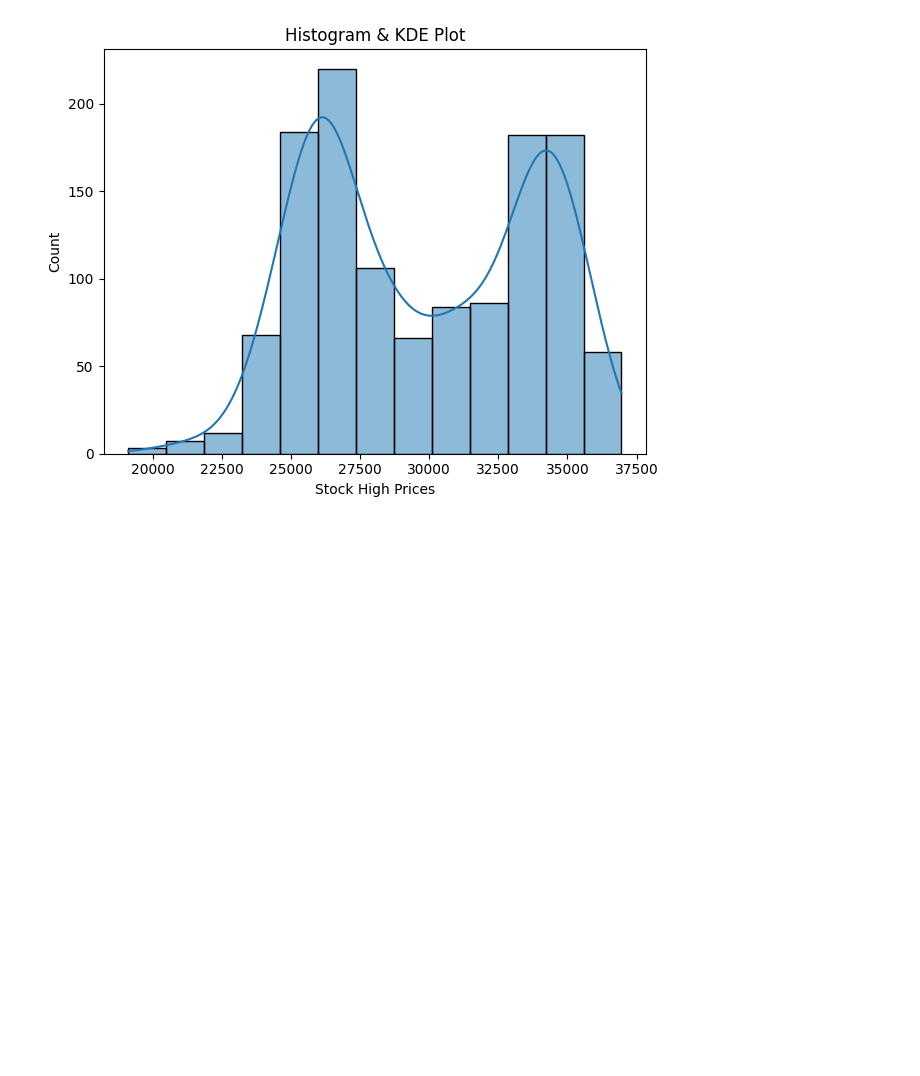
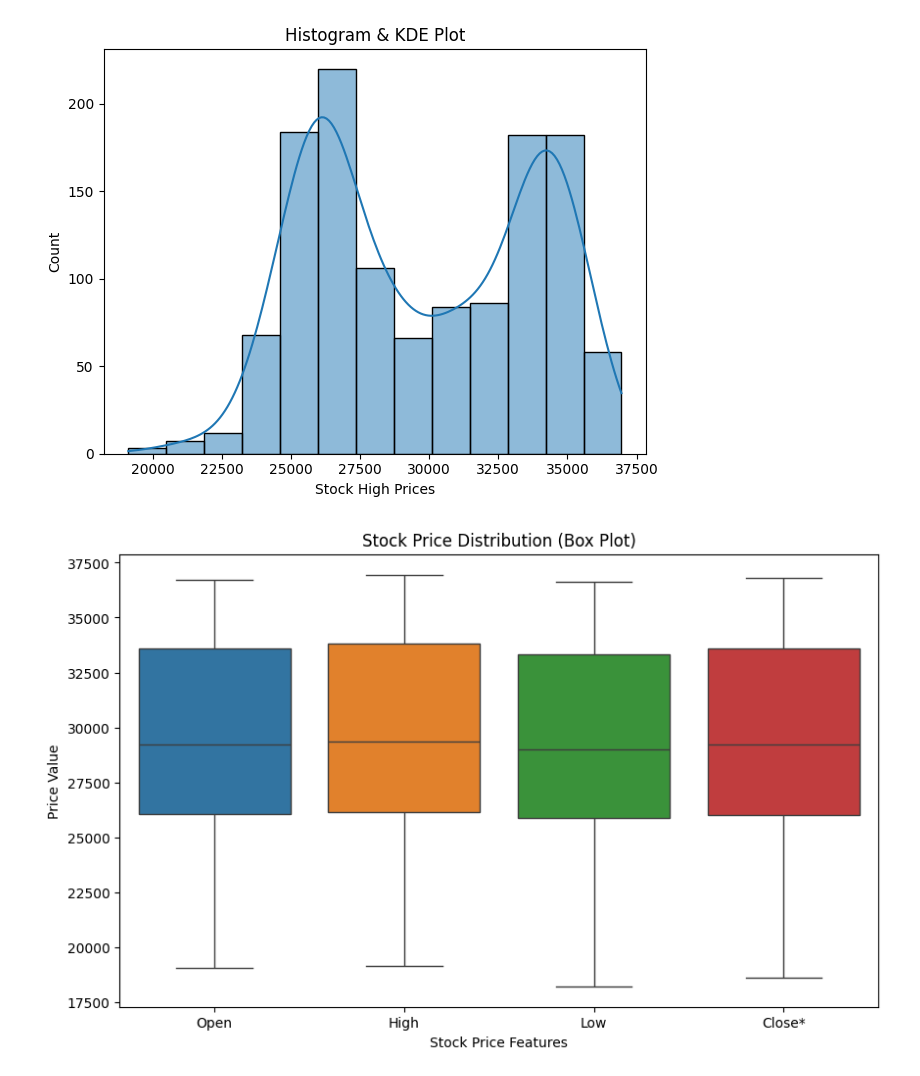
Before and after one commit to sumit-kumar-guptaa/Stock-Prediction, a Jupyter notebook: stock.ipynb, the cells around one changed output. Saved outputs shown, nothing was run; the diff lists cells and outputs as text; code cells hidden in the pictures; blank space fills up the shorter version.

```diff
--- a/stock.ipynb
+++ b/stock.ipynb
@@ -68,4 +95,20 @@ plt.tight_layout()
 plt.show()
 # %% [output]
 [figure]
+# %%
+columns = ['Open', 'High', 'Low', 'Close*']
+
+# Creating the boxplot
+plt.figure(figsize=(10, 6))
+sns.boxplot(data=df[columns])
+
+# Adding title and labels
+plt.title("Stock Price Distribution (Box Plot)")
+plt.xlabel("Stock Price Features")
+plt.ylabel("Price Value")
+
+# Show the plot
+plt.show()
+# %% [output]
+[figure, added]
 # %%
```
Also changed, not shown: parts of 21 cells of this notebook.
